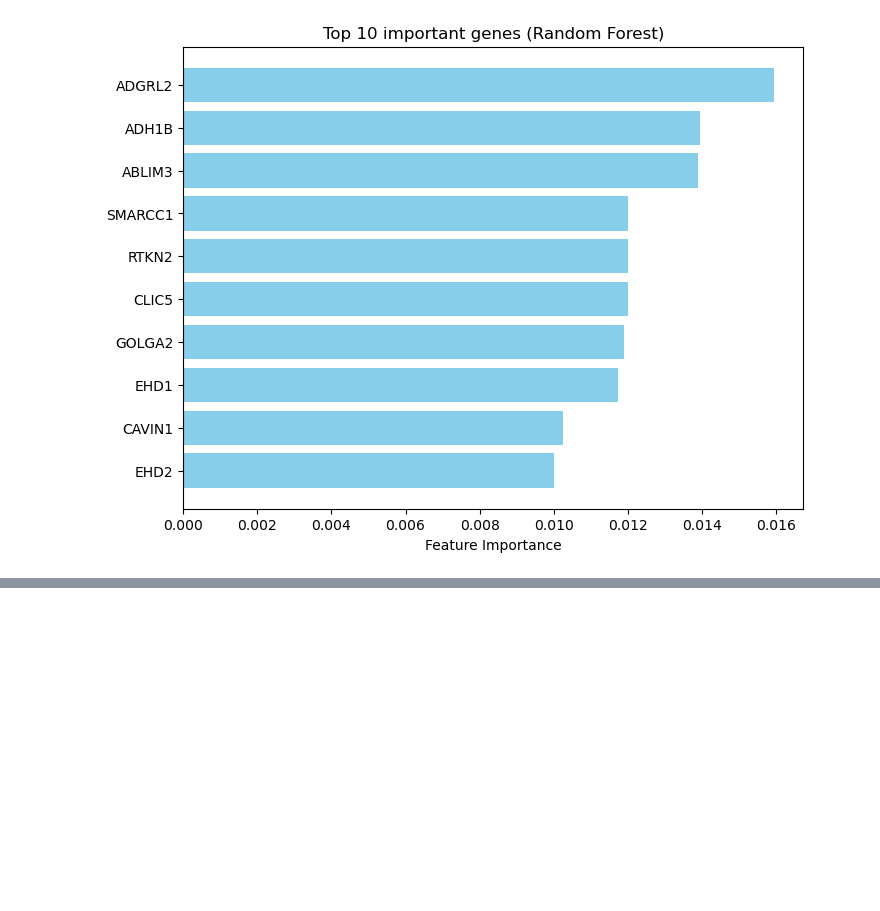
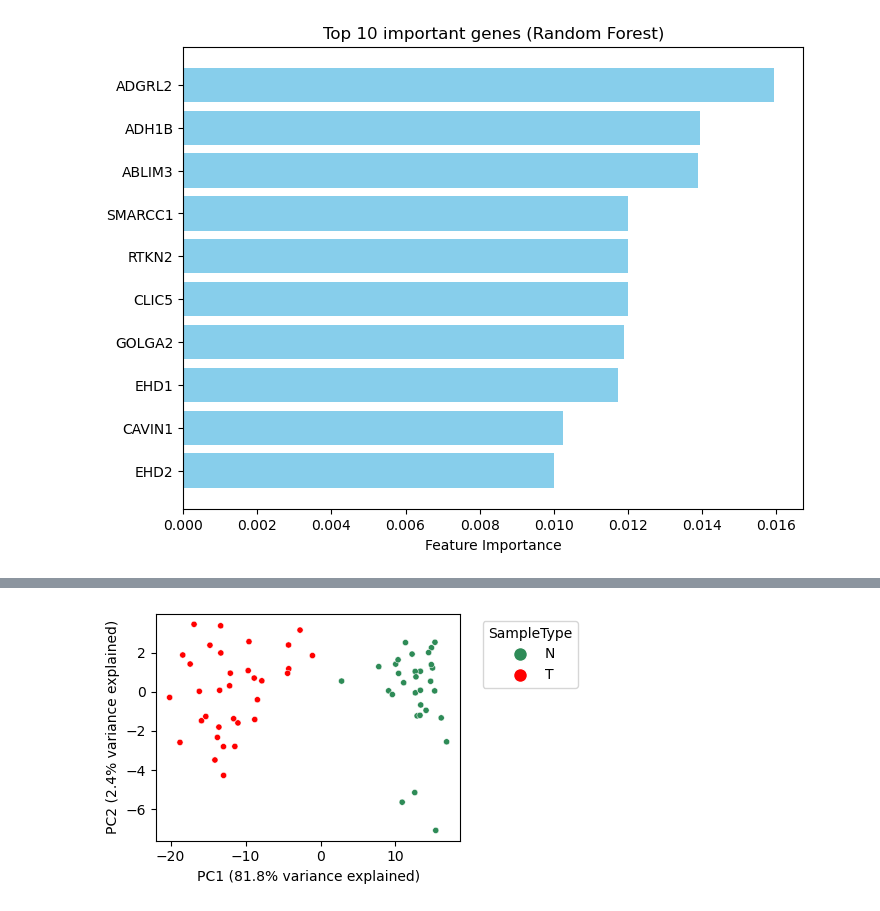
Before and after one commit to wendy27zhang/MultiOmics_cancer_landscape, a Jupyter notebook: notebooks/analysis_LUAD.ipynb, the cells around one changed output, grey strips where cells are left out. Saved outputs shown, nothing was run; the diff lists cells and outputs as text; code cells hidden in the pictures; blank space fills up the shorter version.

```diff
--- a/notebooks/analysis_LUAD.ipynb
+++ b/notebooks/analysis_LUAD.ipynb
@@ -351,0 +365,53 @@ Passing `palette` without assigning `hue` is deprecated and will be removed in v
+# %%
+
+### PCA on top 200 important genes on testing set
+
+scaler = StandardScaler()
+df_scaled = scaler.fit_transform(adata_test_selected_genes.X)
+pca = PCA()
+pca_result = pca.fit_transform(df_scaled)
+
+df_pca = pd.DataFrame(
+    data = pca_result[:, :2],
+    columns= ['PC1', 'PC2'],
+    index = adata_test_selected_genes.obs.index
+).join(adata_test_selected_genes.obs)
+
+var_explained = pca.explained_variance_ratio_ * 100
+
+disease_status_col = "SampleType"
+
+color_dict = {
+    'T': 'red',      # Red
+    'N': 'seagreen'   # Green
+}
+legend_order = ['N', 'T']
+
+fig = plt.figure(figsize =(6,3))
+sns.scatterplot(
+    data = df_pca,
+    x = 'PC1',
+    y = 'PC2',
+    hue = disease_status_col,
+    s = 20,
+    palette=color_dict
+)
+
+plt.xlabel(f'PC1 ({var_explained[0]:.1f}% variance explained)')
+plt.ylabel(f'PC2 ({var_explained[1]:.1f}% variance explained)')
+
+# Create handles and labels in the specific order
+handles = []
+labels = []
+for category in legend_order:
+    if category in color_dict:  # Make sure the category exists in your dictionary
+        handles.append(plt.Line2D([0], [0], marker='o', color='w', markerfacecolor=color_dict[category], markersize=10))
+        labels.append(category)
+
+# Create the legend with the ordered handles and labels
+plt.legend(handles, labels, title=disease_status_col, bbox_to_anchor=(1.05, 1), loc='upper left')
+
+plt.tight_layout(rect=[0, 0, 0.85, 1])
+plt.show()
+# %% [output]
+[figure, added]
```
Also changed, not shown: parts of 18 cells of this notebook, 3 other files.
